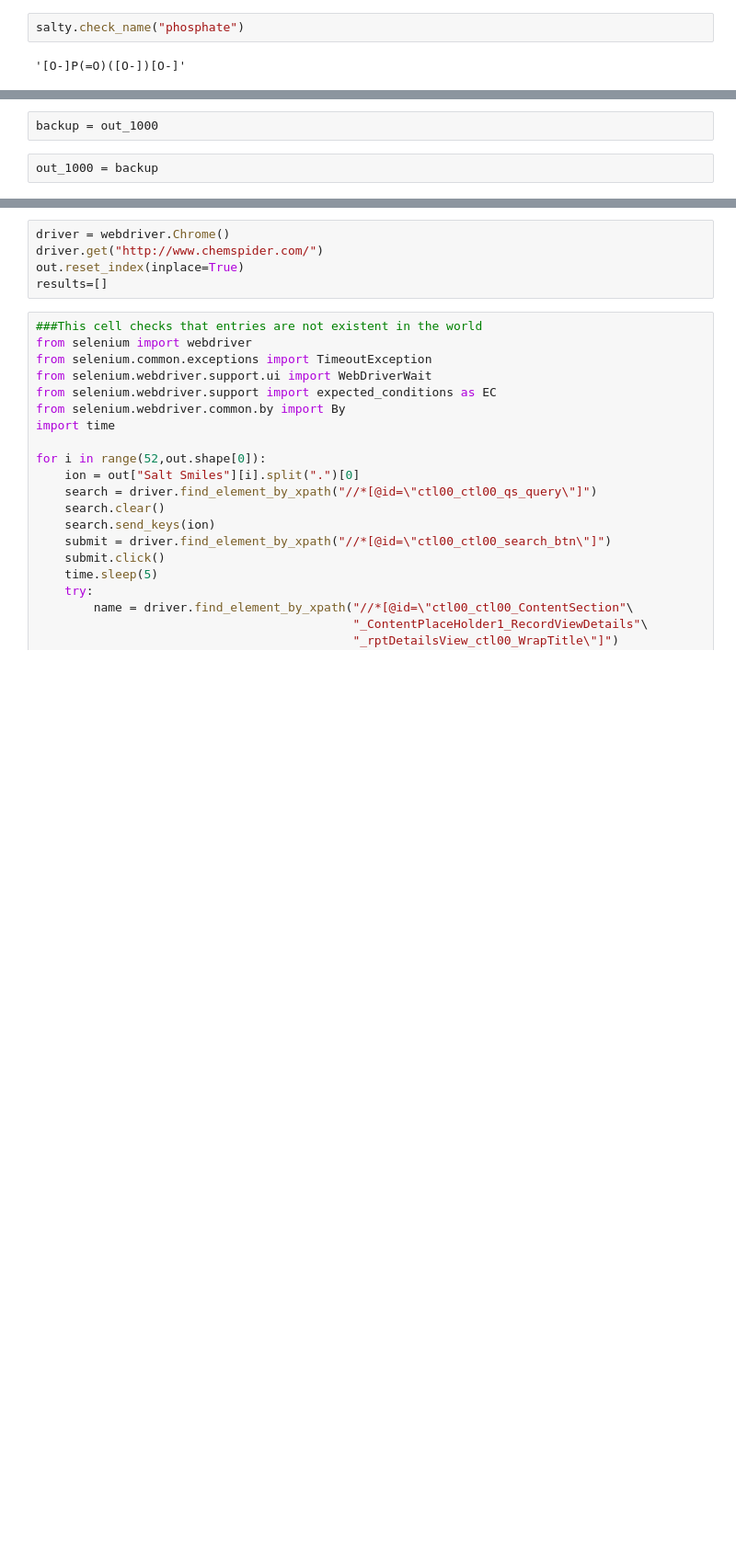
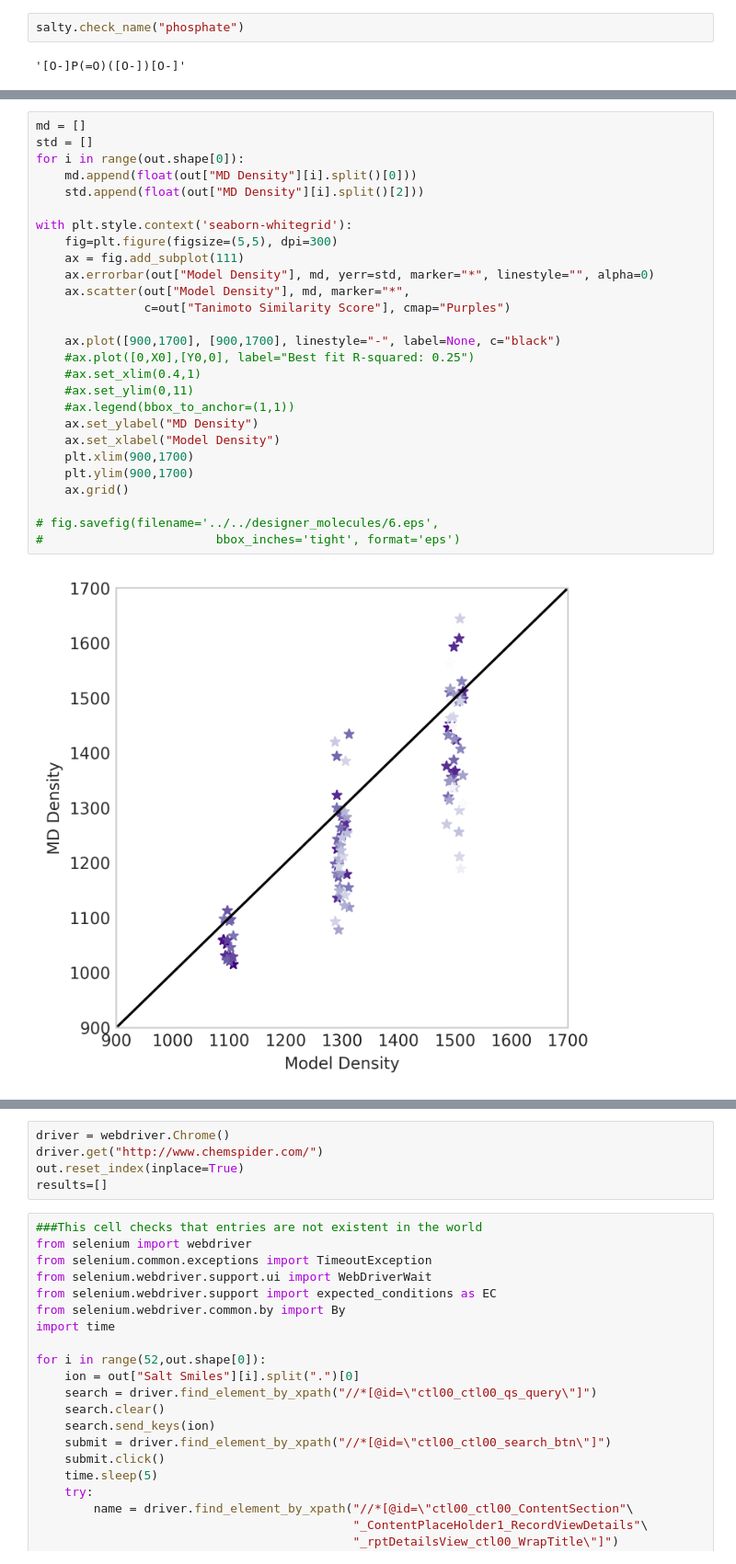
Before and after one commit to wesleybeckner/gains, a Jupyter notebook: scripts/gains_prototype.ipynb, the cells around one changed output, grey strips where cells are left out. Shown at 92% size. Cells and saved outputs as stored; diff of their text form; blank space fills up the shorter version.

```diff
--- a/scripts/gains_prototype.ipynb
+++ b/scripts/gains_prototype.ipynb
@@ -358,4 +123,29 @@ out_1000
-# %%
-backup = out_1000
-# %%
-out_1000 = backup
+# %%
+md = []
+std = []
+for i in range(out.shape[0]):
+    md.append(float(out["MD Density"][i].split()[0]))
+    std.append(float(out["MD Density"][i].split()[2]))
+
+with plt.style.context('seaborn-whitegrid'):
+    fig=plt.figure(figsize=(5,5), dpi=300)
+    ax = fig.add_subplot(111)
+    ax.errorbar(out["Model Density"], md, yerr=std, marker="*", linestyle="", alpha=0)
+    ax.scatter(out["Model Density"], md, marker="*",
+               c=out["Tanimoto Similarity Score"], cmap="Purples")
+
+    ax.plot([900,1700], [900,1700], linestyle="-", label=None, c="black")
+    #ax.plot([0,X0],[Y0,0], label="Best fit R-squared: 0.25")
+    #ax.set_xlim(0.4,1)
+    #ax.set_ylim(0,11)
+    #ax.legend(bbox_to_anchor=(1,1))
+    ax.set_ylabel("MD Density")
+    ax.set_xlabel("Model Density")
+    plt.xlim(900,1700)
+    plt.ylim(900,1700)
+    ax.grid()
+
+# fig.savefig(filename='../../designer_molecules/6.eps',
+#                        bbox_inches='tight', format='eps')
+# %% [output]
+[figure, added]
```
Also changed, not shown: parts of 19 cells of this notebook, 29 other files.
